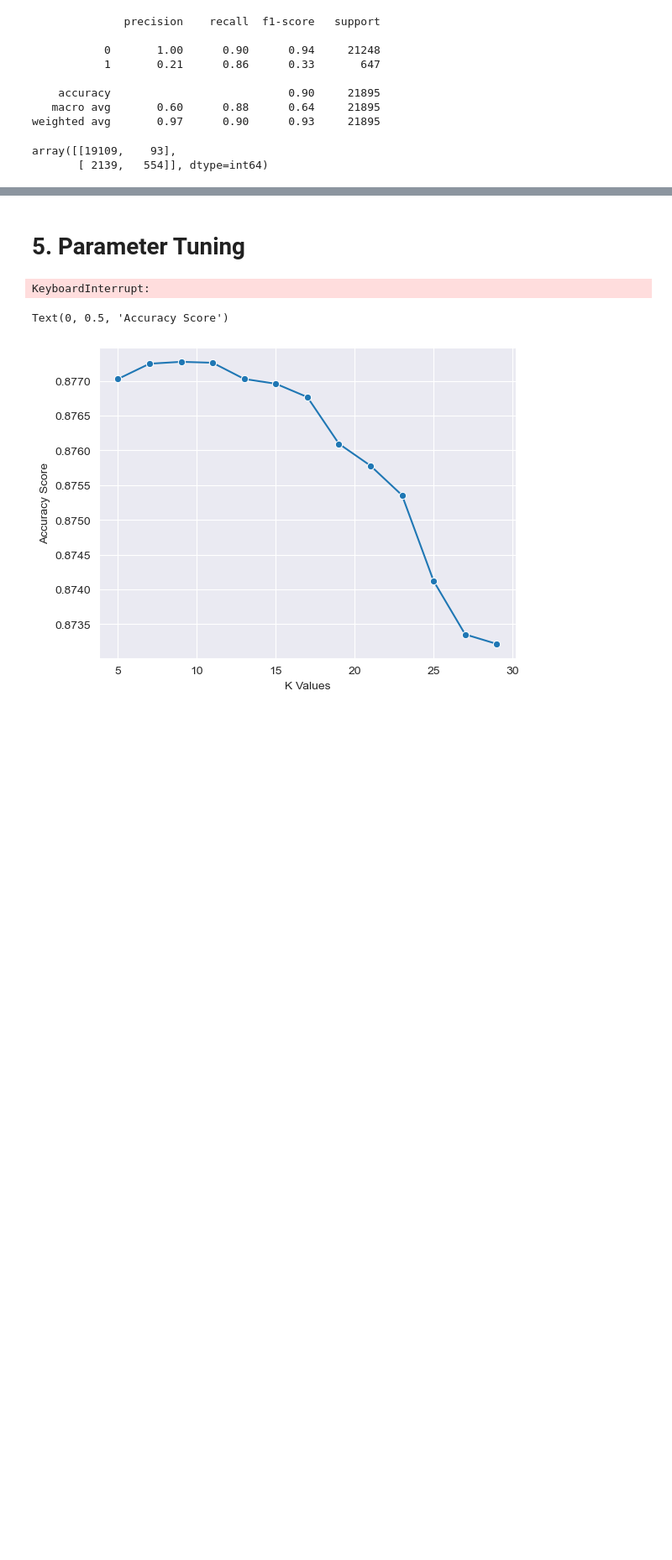
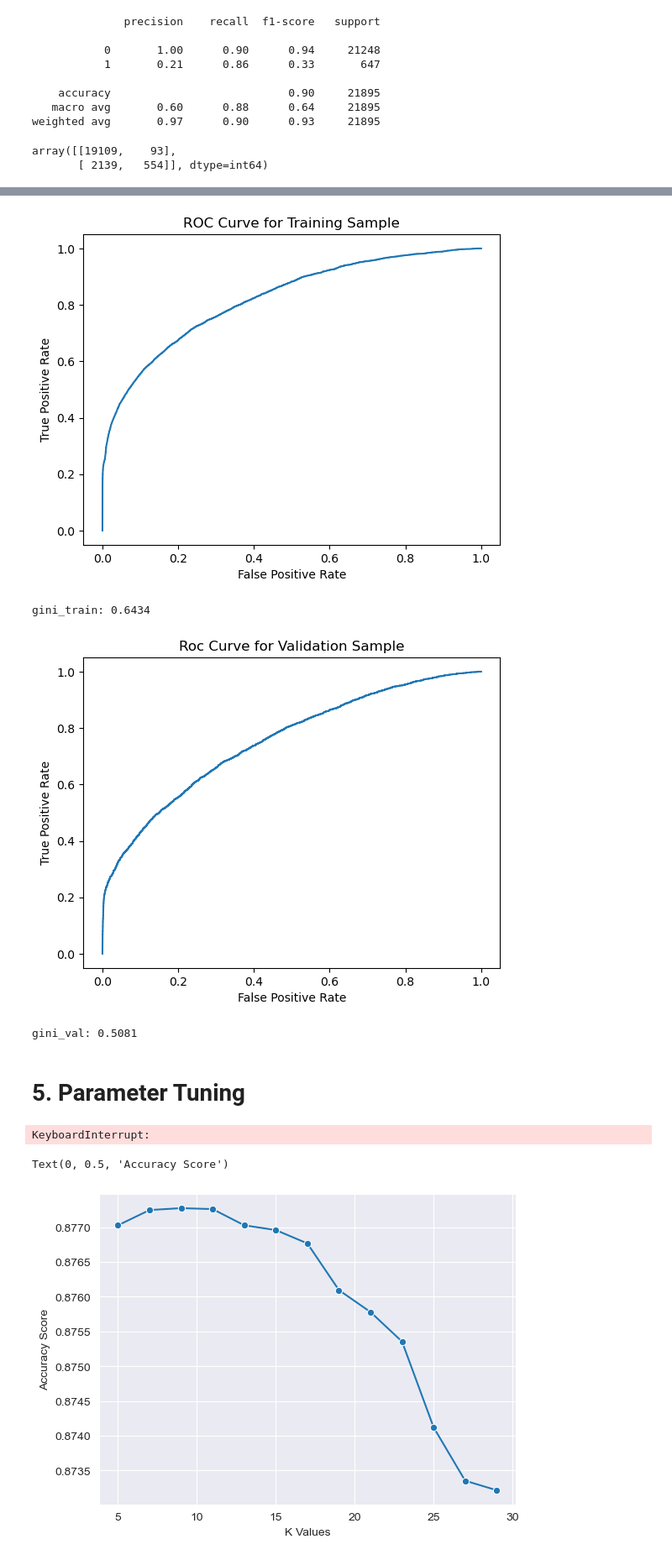
Before and after one commit to Koliber216/DontGetKicked-ML-Classification, a Jupyter notebook: model_notebooks/Random Forest.ipynb, the cells around one changed output, grey strips where cells are left out. Shown: that part at 84% size. Cells and saved outputs as stored; diff of their text form; code cells hidden in the pictures; blank space fills up the shorter version.

```diff
--- a/model_notebooks/Random Forest.ipynb
+++ b/model_notebooks/Random Forest.ipynb
@@ -402,3 +147,10 @@ array([[19109,    93],
+# %%
+gini_train_val(rf_base, X_train, y_train, X_val, y_val)
+# %% [output]
+[figure, added]
+gini_train: 0.6434
+[figure, added]
+gini_val: 0.5081
 # %% [markdown]
 # 5. Parameter Tuning
 # %%
```
Also changed, not shown: parts of 50 cells of this notebook, 20 other files.
